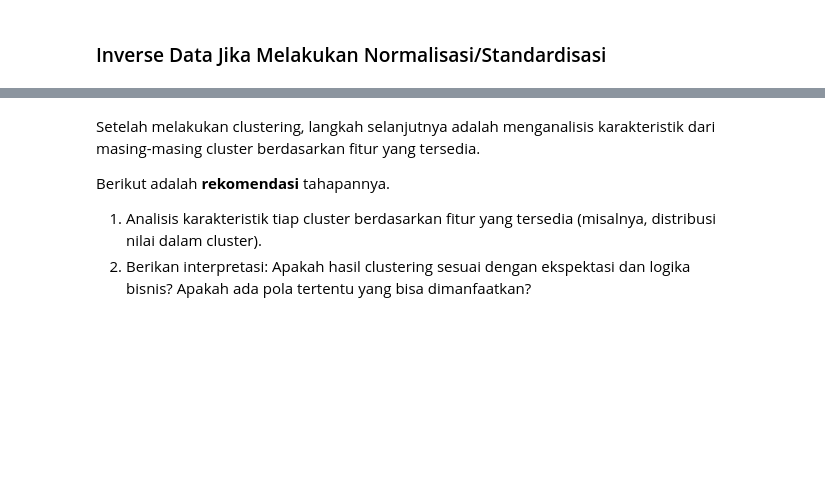
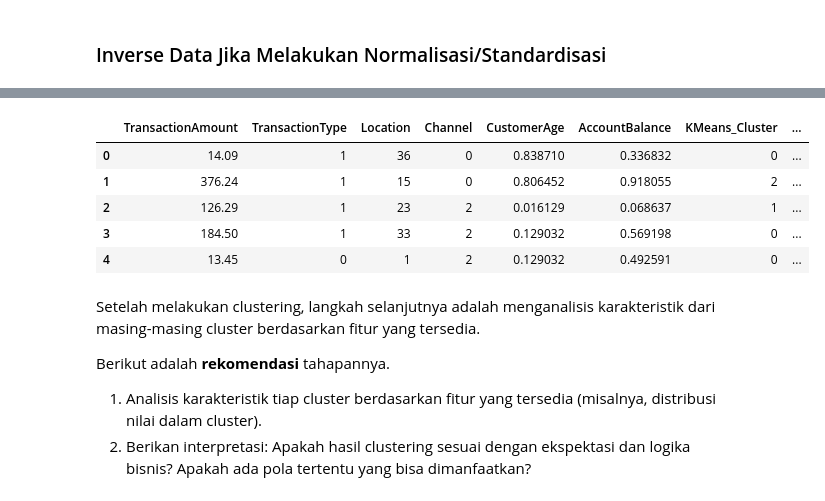
Before and after one commit to kresnaj/machinelearning-endproject-dicodingcourse, a Jupyter notebook: [Clustering]_Submission_Akhir_BMLP_Your_Name_(Updated).ipynb, the cells around one changed output, grey strips where cells are left out. Cells and saved outputs as stored; diff of their text form; code cells hidden in the pictures; blank space fills up the shorter version.

```diff
--- a/[Clustering]_Submission_Akhir_BMLP_Your_Name_(Updated).ipynb
+++ b/[Clustering]_Submission_Akhir_BMLP_Your_Name_(Updated).ipynb
@@ -346,0 +321,2 @@ NameError: name 'df_normalized' is not defined
+# %%
+df_features["Cluster"] = km_model.labels_
@@ -356,0 +331,2 @@ df_normalized[['Fitur_Numerik']] = scaler.inverse_transform(df_normalized[['Fitu
+# %%
+df_features[selected_features] = scaler.fit_transform(df_features[selected_features])
@@ -356,0 +339,2 @@ df_normalized[['Fitur_Numerik']] = scaler.inverse_transform(df_normalized[['Fitu
+# %%
+df_features[selected_features] = scaler.inverse_transform(df_features[selected_features])
@@ -357,3 +347,12 @@ df_normalized[['Fitur_Numerik']] = scaler.inverse_transform(df_normalized[['Fitu
+# %%
+df_features.head()
+# %% [output]
+|  | TransactionAmount | TransactionType | Location | Channel | CustomerAge | AccountBalance | KMeans_Cluster | ... |
+| 0 | 14.09 | 1 | 36 | 0 | 0.838710 | 0.336832 | 0 | ... |
+| 1 | 376.24 | 1 | 15 | 0 | 0.806452 | 0.918055 | 2 | ... |
+| 2 | 126.29 | 1 | 23 | 2 | 0.016129 | 0.068637 | 1 | ... |
+| 3 | 184.50 | 1 | 33 | 2 | 0.129032 | 0.569198 | 0 | ... |
+| 4 | 13.45 | 0 | 1 | 2 | 0.129032 | 0.492591 | 0 | ... |
 # %% [markdown]
 Setelah melakukan clustering, langkah selanjutnya adalah menganalisis karakteristik dari masing-masing cluster berdasarkan fitur yang tersedia.
 
```
Also changed, not shown: parts of 23 cells of this notebook.
